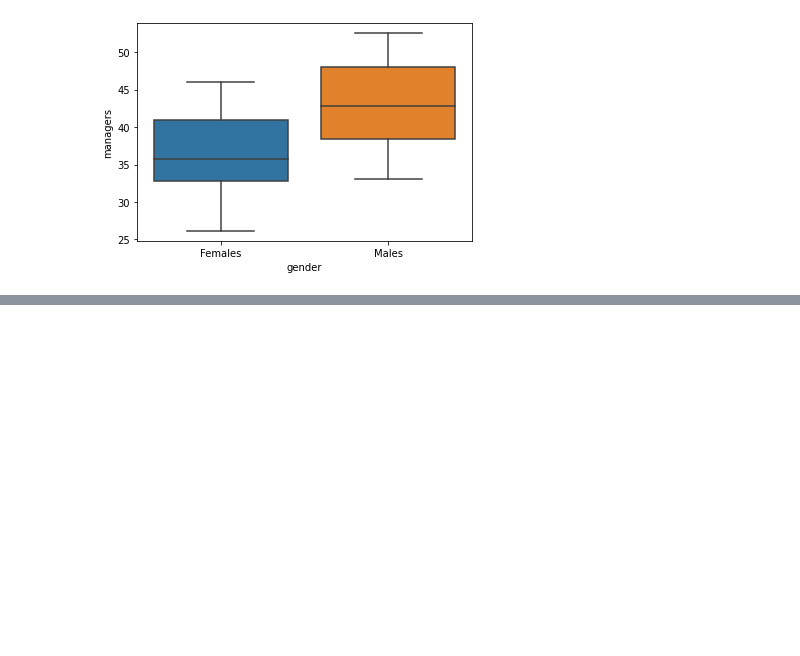
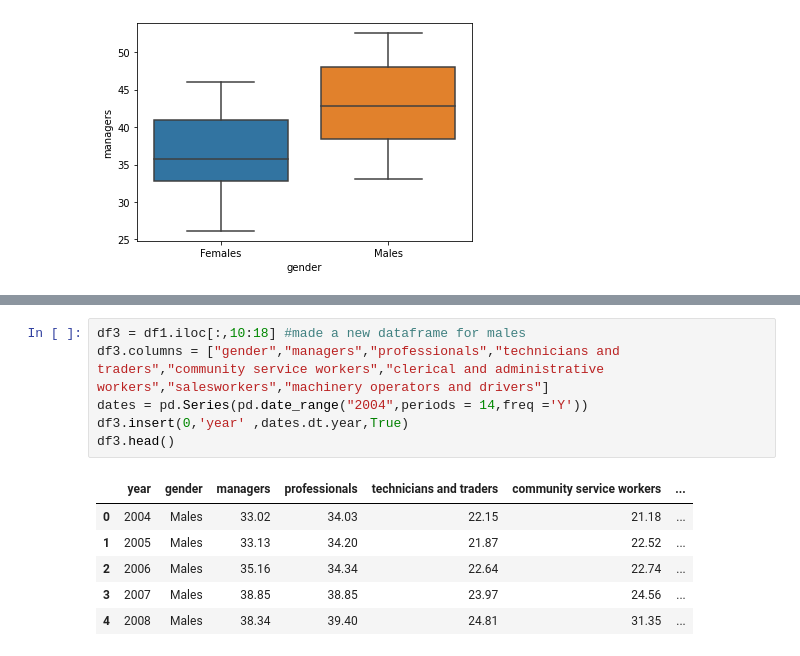
Before and after one commit to Preeti-Mathews-01/GENDER-WAGE-GAP-ANALYSIS, a Jupyter notebook: GENDER WAGE GAP ANALYSIS.ipynb, the cells around one changed output, grey strips where cells are left out. Drawn from its saved outputs; the diff is of its cells as text; blank space fills up the shorter version.

```diff
--- a/GENDER WAGE GAP ANALYSIS.ipynb
+++ b/GENDER WAGE GAP ANALYSIS.ipynb
@@ -54,0 +78,13 @@ sns.boxplot(x='gender',y='managers',data = df) #boxplot based on the gender(male
+# %%
+df3 = df1.iloc[:,10:18] #made a new dataframe for males
+df3.columns = ["gender","managers","professionals","technicians and traders","community service workers","clerical and administrative workers","salesworkers","machinery operators and drivers"]
+dates = pd.Series(pd.date_range("2004",periods = 14,freq ='Y'))
+df3.insert(0,'year' ,dates.dt.year,True)
+df3.head()
+# %% [output]
+|  | year | gender | managers | professionals | technicians and traders | community service workers | ... |
+| 0 | 2004 | Males | 33.02 | 34.03 | 22.15 | 21.18 | ... |
+| 1 | 2005 | Males | 33.13 | 34.20 | 21.87 | 22.52 | ... |
+| 2 | 2006 | Males | 35.16 | 34.34 | 22.64 | 22.74 | ... |
+| 3 | 2007 | Males | 38.85 | 38.85 | 23.97 | 24.56 | ... |
+| 4 | 2008 | Males | 38.34 | 39.40 | 24.81 | 31.35 | ... |
```
Also changed, not shown: parts of 5 cells of this notebook.
